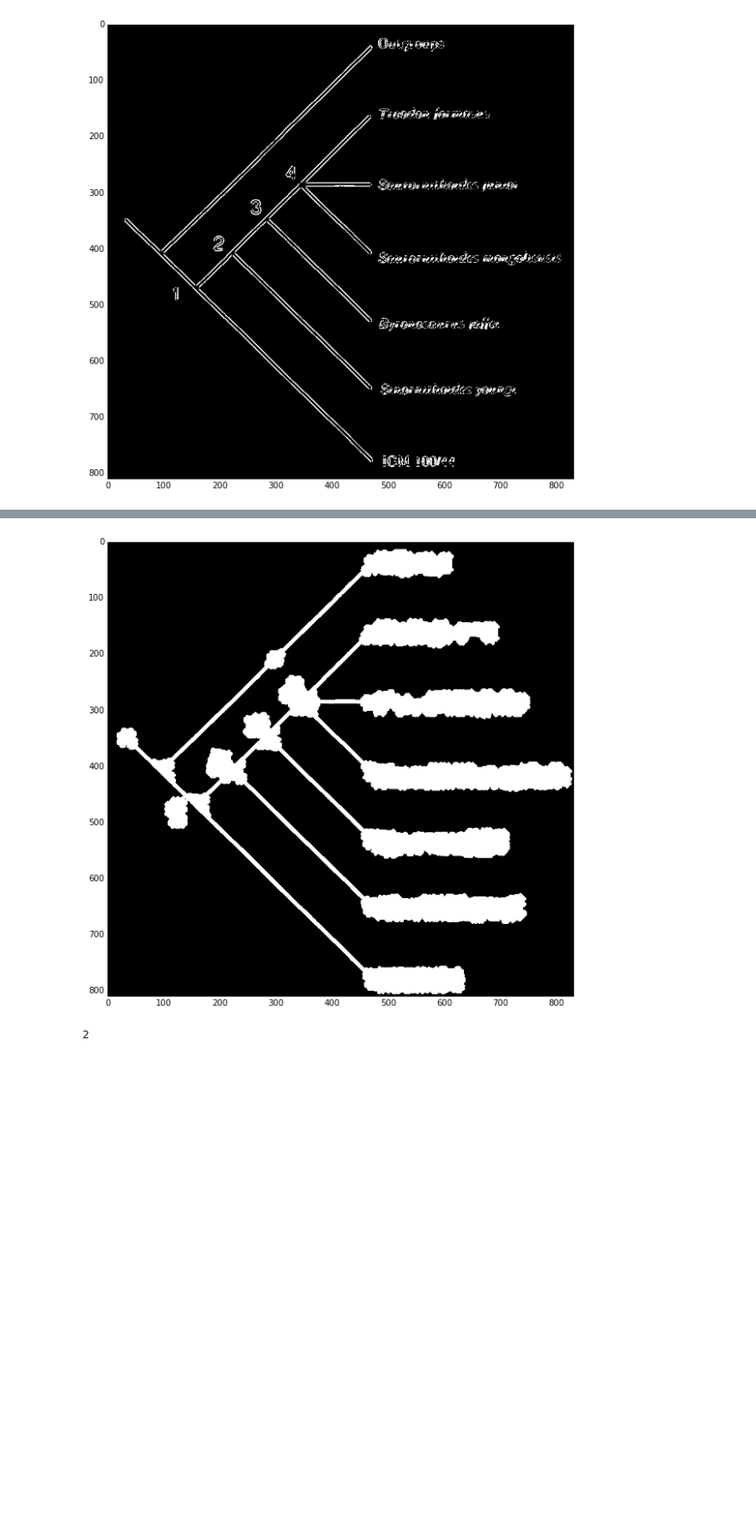
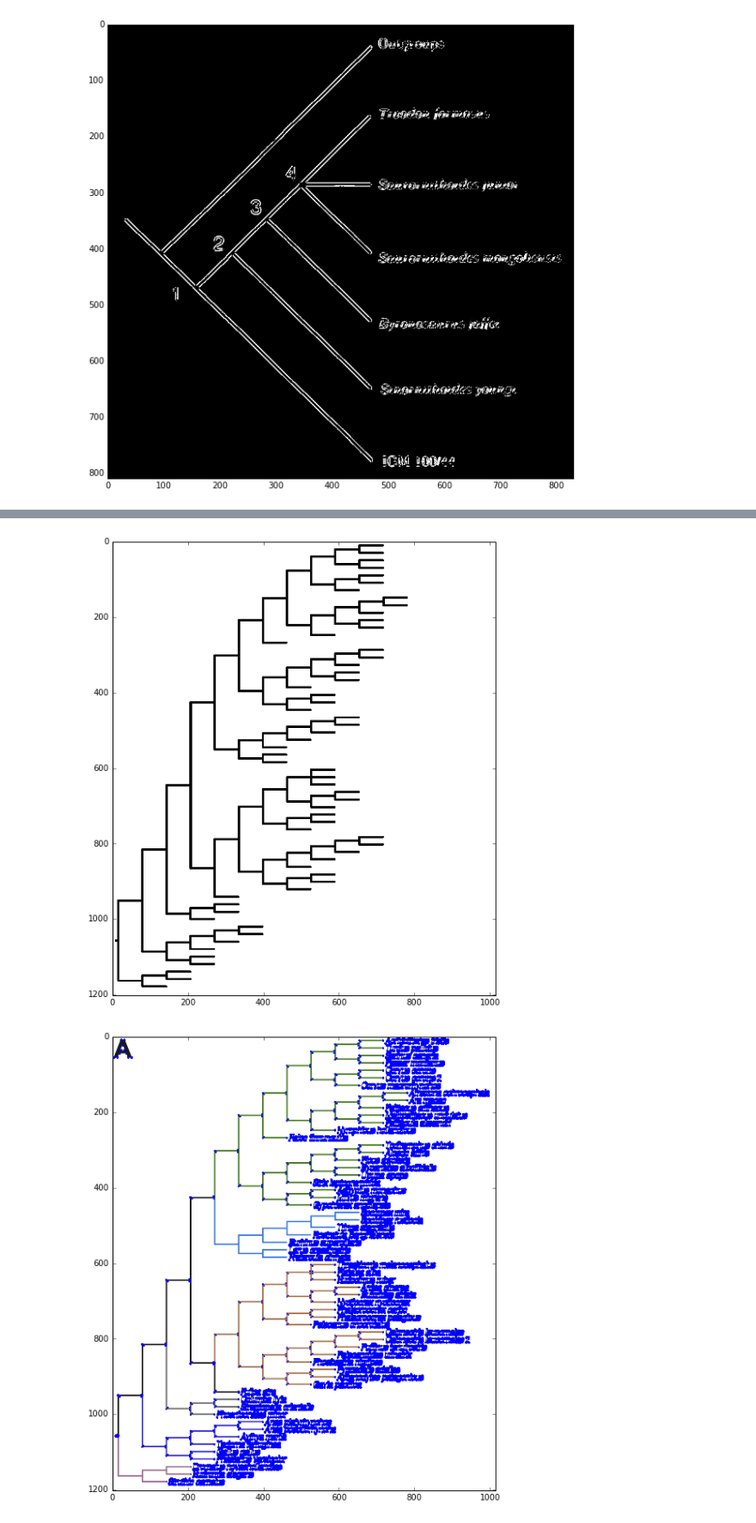
Before and after one commit to HackTheDinos/RC-Tree, a Jupyter notebook: cv2_methods.ipynb, the cells around one changed output, grey strips where cells are left out. Shown at 86% size. Saved outputs shown, nothing was run; the diff lists cells and outputs as text; code cells hidden in the pictures; blank space fills up the shorter version.

```diff
--- a/cv2_methods.ipynb
+++ b/cv2_methods.ipynb
@@ -39,7 +39,7 @@ show(dilated)
 # %% [output]
 [figure]
 # %%
-contours, hierarchy = cv2.findContours(thresh, cv2.RETR_TREE, cv2.CHAIN_APPROX_SIMPLE)
+im2, contours, hierarchy = cv2.findContours(thresh, cv2.RETR_TREE, cv2.CHAIN_APPROX_SIMPLE)
 # %%
 contour_img = np.copy(img)
 cv2.drawContours(contour_img, contours, -1, (255,0,0))
@@ -81,24 +81,67 @@ show(img, False)
 # %%
+just_tree = cv2.imread("images/Tree2.png")
 def text_contours(img, thresh=0.5, kernel=1, iterations=1):
+    img = img.copy()
+
     gray = cv2.cvtColor(img, cv2.COLOR_BGR2GRAY)
     _,thresh = cv2.threshold(gray, 150, 255, cv2.THRESH_BINARY_INV) # threshold
     kernel = cv2.getStructuringElement(cv2.MORPH_CROSS,(3,3))
     dilated = cv2.dilate(thresh,kernel,iterations) # dilate
-#     im2, contours, hierarchy = cv2.findContours(dilated,cv2.RETR_EXTERNAL,cv2.CHAIN_APPROX_NONE) # get contours
 
-#     for contour in contours:
-#         [x,y,w,h] = cv2.boundingRect(contour)
-#         if h < 5 or w < 5: continue
-#         #if h > grays[i].shape[0] * 0.5 or w > grays[i].shape[1] * 0.5: continue
-#         cv2.rectangle(img, (x,y), (x+w,y+h), (255,0,255), 2)
+#     return dilated
+    im2, contours, hierarchy = cv2.findContours(dilated,cv2.RETR_EXTERNAL,cv2.CHAIN_APPROX_NONE) # get contours
 
-    return dilated
+    for contour in contours:
+        [x,y,w,h] = cv2.boundingRect(contour)
+        if h < 5 or w < 5: continue
+        #if h > grays[i].shape[0] * 0.5 or w > grays[i].shape[1] * 0.5: continue
+        cv2.rectangle(img, (x,y), (x+w,y+h), (255,0,255), 2)
 
-show(text_contours(img))
-contours = text_contours(img)
+    return img
+
+# show(text_contours(just_tree))
+contours = text_contours(just_tree)
-# %% [output]
-[figure, removed]
-# %%
-len(cv2.findContours(contours,cv2.RETR_EXTERNAL,cv2.CHAIN_APPROX_NONE))
-# %% [output]
-2
+# %%
+# Find the contour of the tree
+def find_tree_contour(gray, param=2):
+    _,thresh = cv2.threshold(gray, 192, 255, cv2.THRESH_BINARY_INV) # threshold
+    kernel = cv2.getStructuringElement(cv2.MORPH_CROSS,(3,3))
+    dilated = cv2.dilate(thresh,kernel,iterations = param) # dilate
+    im2, contours, hierarchy = cv2.findContours(dilated, cv2.RETR_TREE, cv2.CHAIN_APPROX_NONE)
+
+    out = np.zeros(gray.shape, dtype=np.uint8) + 255
+
+    for i, contour in enumerate(contours):
+        [x,y,w,h] = cv2.boundingRect(contour)
+        if h < gray.shape[0] * 0.5 or w < gray.shape[1] * 0.5: continue
+        #cv2.rectangle(img, (x,y), (x+w,y+h), (255,0,255), 1)
+        cv2.drawContours(out, contours, i, 0, -1)
+    return out
+
+filename="images/Tree2.png"
+img = cv2.imread(filename)
+gray = cv2.cvtColor(img,cv2.COLOR_BGR2GRAY)
+show(find_tree_contour(gray, 1))
+
+_,thresh = cv2.threshold(gray,150,255,0) #cv2.THRESH_BINARY_INV) # threshold
+gray = np.float32(gray)
+dst = cv2.cornerHarris(gray, 4, 3, 0.01)
+
+dst = cv2.dilate(dst, None)
+
+# Threshold for an optimal value, it may vary depending on the image.
+corners = dst > 0.05 * dst.max()
+img[corners] = [0, 0, 255]
+
+points = []
+for y in range(img.shape[0]):
+    for x in range(img.shape[1]):
+        if corners[y,x]:
+            points.append((x,y))
+
+#nodes = tools.nodes_from_points(img, points)
+
+show(img, False)
+# %% [output]
+[figure, added]
+[figure, added]
```
Also changed, not shown: parts of 1 cell of this notebook, 1 other file.
